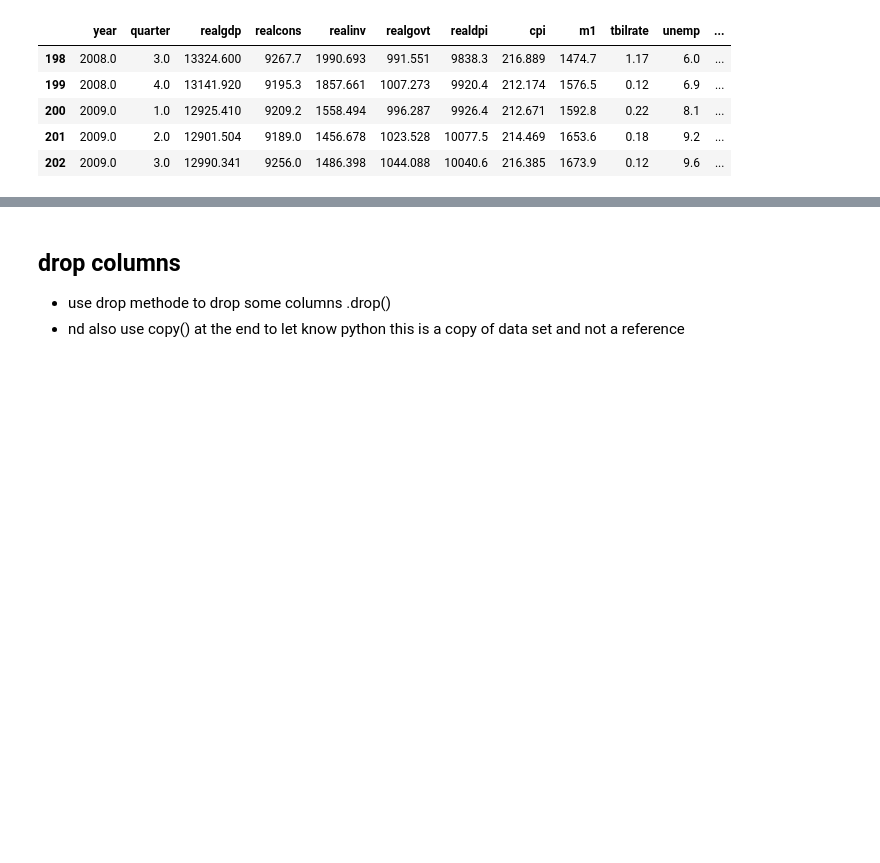
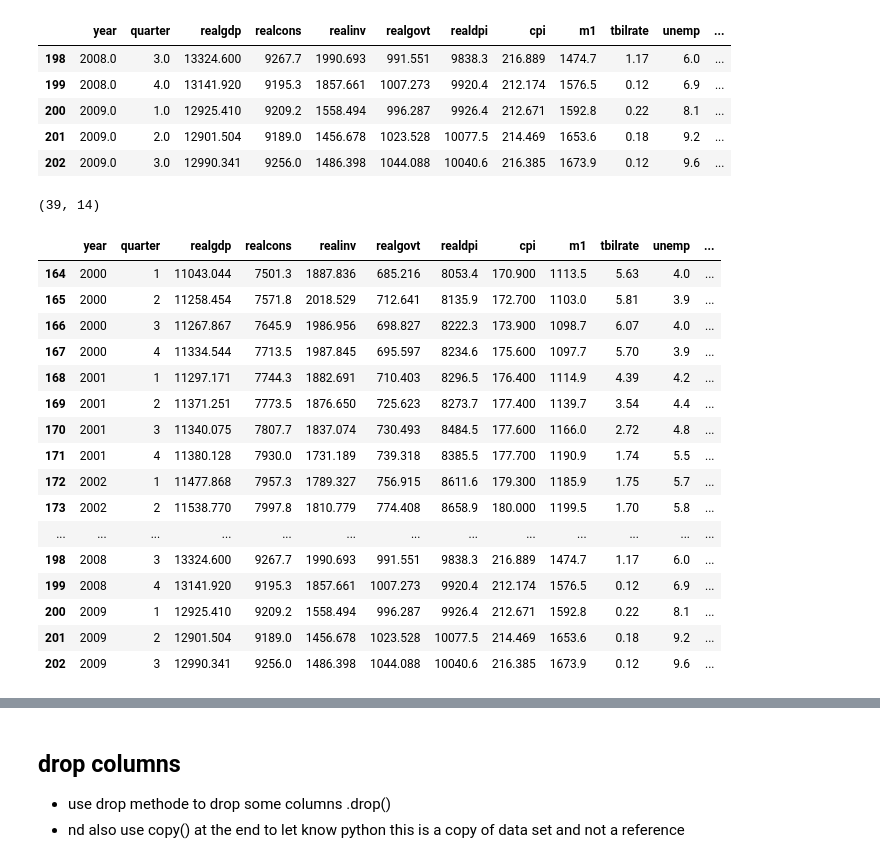
Before and after one commit to ayoub22222222/EDA_project, a Jupyter notebook: Untitled1.ipynb, the cells around one changed output, grey strips where cells are left out. Saved outputs shown, nothing was run; the diff lists cells and outputs as text; code cells hidden in the pictures; blank space fills up the shorter version.

```diff
--- a/Untitled1.ipynb
+++ b/Untitled1.ipynb
@@ -114,0 +117,4 @@ macro_data.tail()
+# %%
+new_ecom_data.shape
+# %% [output]
+(39, 14)
@@ -114,0 +126,20 @@ macro_data.tail()
+# %%
+new_ecom_data
+# %% [output]
+|  | year | quarter | realgdp | realcons | realinv | realgovt | realdpi | cpi | m1 | tbilrate | unemp | ... |
+| 164 | 2000 | 1 | 11043.044 | 7501.3 | 1887.836 | 685.216 | 8053.4 | 170.900 | 1113.5 | 5.63 | 4.0 | ... |
+| 165 | 2000 | 2 | 11258.454 | 7571.8 | 2018.529 | 712.641 | 8135.9 | 172.700 | 1103.0 | 5.81 | 3.9 | ... |
+| 166 | 2000 | 3 | 11267.867 | 7645.9 | 1986.956 | 698.827 | 8222.3 | 173.900 | 1098.7 | 6.07 | 4.0 | ... |
+| 167 | 2000 | 4 | 11334.544 | 7713.5 | 1987.845 | 695.597 | 8234.6 | 175.600 | 1097.7 | 5.70 | 3.9 | ... |
+| 168 | 2001 | 1 | 11297.171 | 7744.3 | 1882.691 | 710.403 | 8296.5 | 176.400 | 1114.9 | 4.39 | 4.2 | ... |
+| 169 | 2001 | 2 | 11371.251 | 7773.5 | 1876.650 | 725.623 | 8273.7 | 177.400 | 1139.7 | 3.54 | 4.4 | ... |
+| 170 | 2001 | 3 | 11340.075 | 7807.7 | 1837.074 | 730.493 | 8484.5 | 177.600 | 1166.0 | 2.72 | 4.8 | ... |
+| 171 | 2001 | 4 | 11380.128 | 7930.0 | 1731.189 | 739.318 | 8385.5 | 177.700 | 1190.9 | 1.74 | 5.5 | ... |
+| 172 | 2002 | 1 | 11477.868 | 7957.3 | 1789.327 | 756.915 | 8611.6 | 179.300 | 1185.9 | 1.75 | 5.7 | ... |
+| 173 | 2002 | 2 | 11538.770 | 7997.8 | 1810.779 | 774.408 | 8658.9 | 180.000 | 1199.5 | 1.70 | 5.8 | ... |
+| ... | ... | ... | ... | ... | ... | ... | ... | ... | ... | ... | ... | ... |
+| 198 | 2008 | 3 | 13324.600 | 9267.7 | 1990.693 | 991.551 | 9838.3 | 216.889 | 1474.7 | 1.17 | 6.0 | ... |
+| 199 | 2008 | 4 | 13141.920 | 9195.3 | 1857.661 | 1007.273 | 9920.4 | 212.174 | 1576.5 | 0.12 | 6.9 | ... |
+| 200 | 2009 | 1 | 12925.410 | 9209.2 | 1558.494 | 996.287 | 9926.4 | 212.671 | 1592.8 | 0.22 | 8.1 | ... |
+| 201 | 2009 | 2 | 12901.504 | 9189.0 | 1456.678 | 1023.528 | 10077.5 | 214.469 | 1653.6 | 0.18 | 9.2 | ... |
+| 202 | 2009 | 3 | 12990.341 | 9256.0 | 1486.398 | 1044.088 | 10040.6 | 216.385 | 1673.9 | 0.12 | 9.6 | ... |
```
Also changed, not shown: parts of 17 cells of this notebook.
